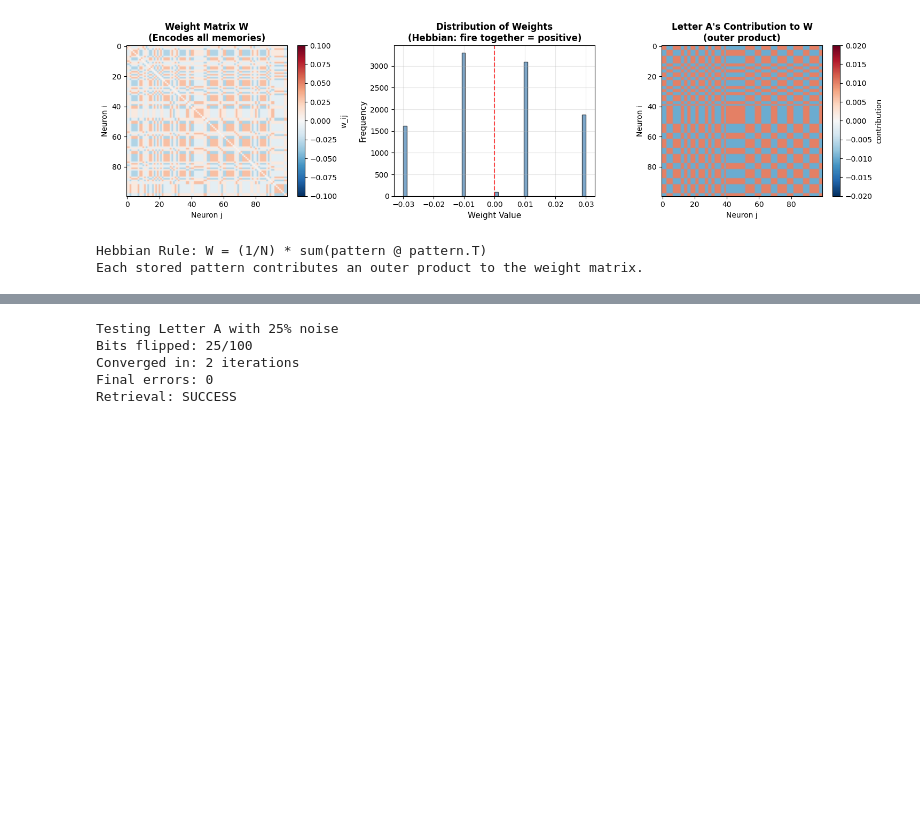
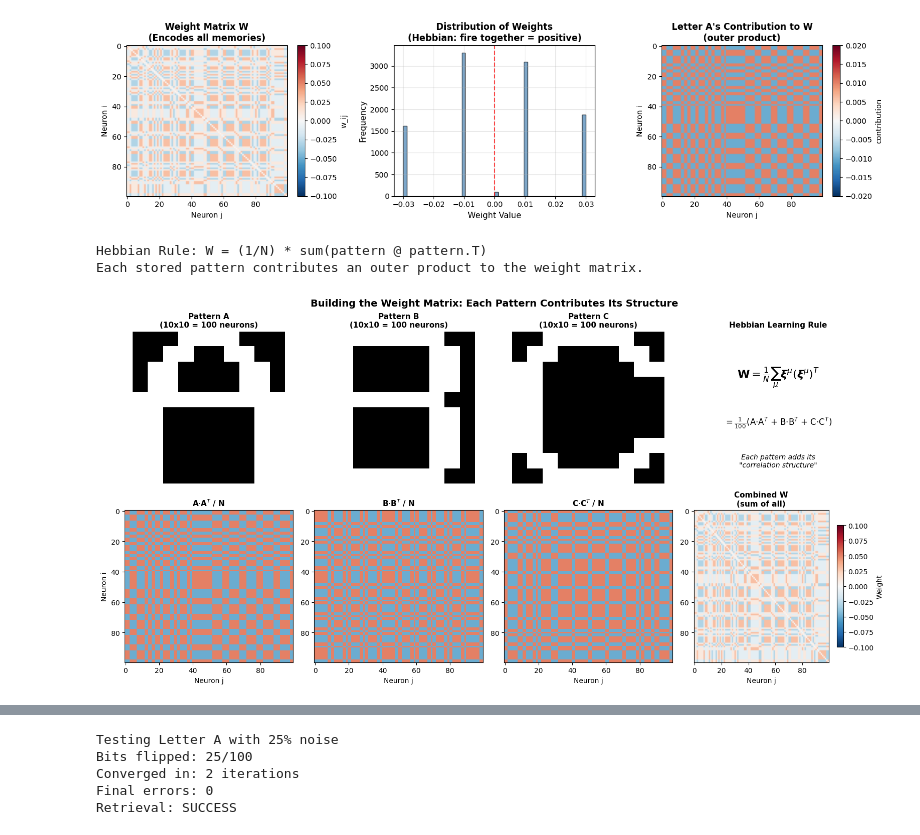
Before and after one commit to dirgnic/Hopfield_Networks, a Jupyter notebook: hopfield_project/notebooks/image_retrieval_3.ipynb, the cells around one changed output, grey strips where cells are left out. Drawn from its saved outputs; the diff is of its cells as text; code cells hidden in the pictures; blank space fills up the shorter version.

Commit message:
image_ret3_final_proj_start

```diff
--- a/hopfield_project/notebooks/image_retrieval_3.ipynb
+++ b/hopfield_project/notebooks/image_retrieval_3.ipynb
@@ -146,3 +178,95 @@ Average synaptic strength: 0.0169
 [figure]
 Hebbian Rule: W = (1/N) * sum(pattern @ pattern.T)
 Each stored pattern contributes an outer product to the weight matrix.
+# %%
+# Additional visualizations: How patterns combine in the weight matrix
+
+fig = plt.figure(figsize=(16, 8))
+
+# Row 1: Show each pattern and its outer product contribution
+for i, (pattern, letter) in enumerate(zip(patterns_abc, ['A', 'B', 'C'])):
+    # Pattern image
+    ax1 = fig.add_subplot(2, 4, i+1)
+    ax1.imshow(pattern.reshape(10, 10), cmap='gray', vmin=-1, vmax=1)
+    ax1.set_title(f'Pattern {letter}\n(10x10 = 100 neurons)', fontsize=11, fontweight='bold')
+    ax1.axis('off')
+
+# Show the mathematical operation
+ax_eq = fig.add_subplot(2, 4, 4)
+ax_eq.text(0.5, 0.7, r'$\mathbf{W} = \frac{1}{N}\sum_{\mu} \boldsymbol{\xi}^\mu (\boldsymbol{\xi}^\mu)^T$',
+           fontsize=16, ha='center', va='center', transform=ax_eq.transAxes)
+ax_eq.text(0.5, 0.4, r'$= \frac{1}{100}($A$\cdot$A$^T$ + B$\cdot$B$^T$ + C$\cdot$C$^T)$',
+           fontsize=12, ha='center', va='center', transform=ax_eq.transAxes)
+ax_eq.text(0.5, 0.15, 'Each pattern adds its\n"correlation structure"',
+           fontsize=10, ha='center', va='center', transform=ax_eq.transAxes, style='italic')
+ax_eq.axis('off')
+ax_eq.set_title('Hebbian Learning Rule', fontsize=11, fontweight='bold')
+
+# Row 2: Outer products for each pattern
+for i, (pattern, letter) in enumerate(zip(patterns_abc, ['A', 'B', 'C'])):
+    ax2 = fig.add_subplot(2, 4, i+5)
+    outer = np.outer(pattern, pattern) / 100
+    im = ax2.imshow(outer, cmap='RdBu_r', vmin=-0.02, vmax=0.02, aspect='auto')
+    ax2.set_title(f'{letter}$\\cdot${letter}$^T$ / N', fontsize=11, fontweight='bold')
+    ax2.set_xlabel('Neuron j')
+    if i == 0:
+        ax2.set_ylabel('Neuron i')
+
+# Final combined weight matrix
+ax_final = fig.add_subplot(2, 4, 8)
+im_final = ax_final.imshow(intro_net.weights, cmap='RdBu_r', vmin=-0.1, vmax=0.1, aspect='auto')
+ax_final.set_title('Combined W\n(sum of all)', fontsize=11, fontweight='bold')
+ax_final.set_xlabel('Neuron j')
+plt.colorbar(im_final, ax=ax_final, label='Weight', shrink=0.8)
+
+plt.suptitle('Building the Weight Matrix: Each Pattern Contributes Its Structure', fontsize=14, fontweight='bold')
+plt.tight_layout()
+plt.show()
+
+# Visualization 2: What the weights "see" - connection strength between specific pixels
+fig, axes = plt.subplots(1, 4, figsize=(16, 4))
+
+# Pick a specific neuron (center of letter A's peak)
+target_neuron = 45  # Middle of the grid
+
+# Show which neuron we're looking at
+pattern_with_marker = patterns_abc[0].reshape(10, 10).copy().astype(float)
+row, col = target_neuron // 10, target_neuron % 10
+axes[0].imshow(pattern_with_marker, cmap='gray', vmin=-1, vmax=1)
+axes[0].scatter([col], [row], c='red', s=200, marker='*', edgecolors='yellow', linewidths=2)
+axes[0].set_title(f'Neuron {target_neuron}\n(marked with star)', fontsize=11, fontweight='bold')
+axes[0].axis('off')
+
+# Show weights FROM this neuron to all others
+weights_from_neuron = intro_net.weights[target_neuron, :].reshape(10, 10)
+im1 = axes[1].imshow(weights_from_neuron, cmap='RdBu_r', vmin=-0.1, vmax=0.1)
+axes[1].scatter([col], [row], c='yellow', s=100, marker='*')
+axes[1].set_title(f'Weights FROM neuron {target_neuron}\n(row of W)', fontsize=11, fontweight='bold')
+axes[1].axis('off')
+plt.colorbar(im1, ax=axes[1], shrink=0.8)
+
+# Show weights TO this neuron from all others
+weights_to_neuron = intro_net.weights[:, target_neuron].reshape(10, 10)
+im2 = axes[2].imshow(weights_to_neuron, cmap='RdBu_r', vmin=-0.1, vmax=0.1)
+axes[2].scatter([col], [row], c='yellow', s=100, marker='*')
+axes[2].set_title(f'Weights TO neuron {target_neuron}\n(column of W)', fontsize=11, fontweight='bold')
+axes[2].axis('off')
+plt.colorbar(im2, ax=axes[2], shrink=0.8)
+
+# Interpretation
+axes[3].text(0.5, 0.8, 'Red = Positive weight', fontsize=12, ha='center', color='darkred', fontweight='bold', transform=axes[3].transAxes)
+axes[3].text(0.5, 0.65, '"When I fire, encourage this neuron"', fontsize=10, ha='center', style='italic', transform=axes[3].transAxes)
+axes[3].text(0.5, 0.45, 'Blue = Negative weight', fontsize=12, ha='center', color='darkblue', fontweight='bold', transform=axes[3].transAxes)
+axes[3].text(0.5, 0.3, '"When I fire, suppress this neuron"', fontsize=10, ha='center', style='italic', transform=axes[3].transAxes)
+axes[3].text(0.5, 0.1, 'W is symmetric: $w_{ij} = w_{ji}$', fontsize=11, ha='center', transform=axes[3].transAxes)
+axes[3].axis('off')
+axes[3].set_title('Interpretation', fontsize=11, fontweight='bold')
+
+plt.suptitle('Visualizing Individual Neuron Connections', fontsize=14, fontweight='bold')
+plt.tight_layout()
+plt.show()
+
+print("\nKey insight: The weight matrix encodes which neurons should fire TOGETHER")
+print("Positive weights = co-activate, Negative weights = mutually inhibit")
+# %% [output]
+[figure, added]
```
Also changed, not shown: parts of 12 cells of this notebook.
